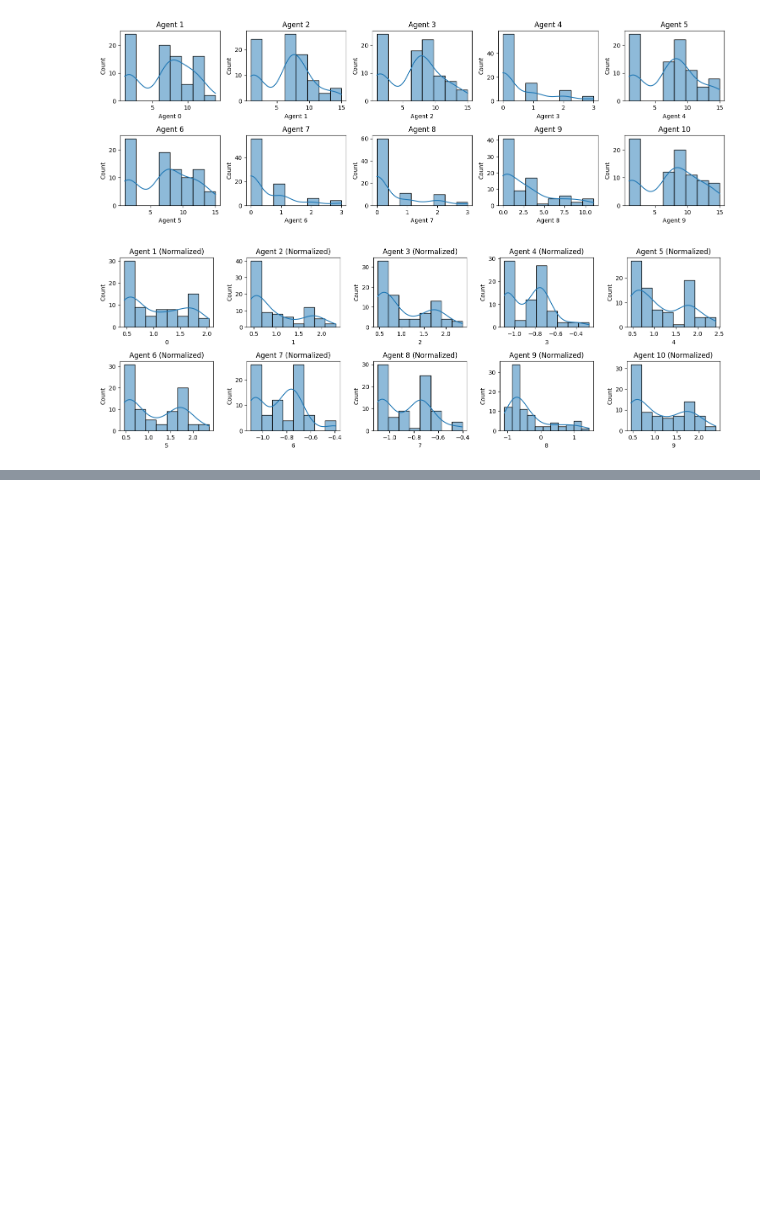
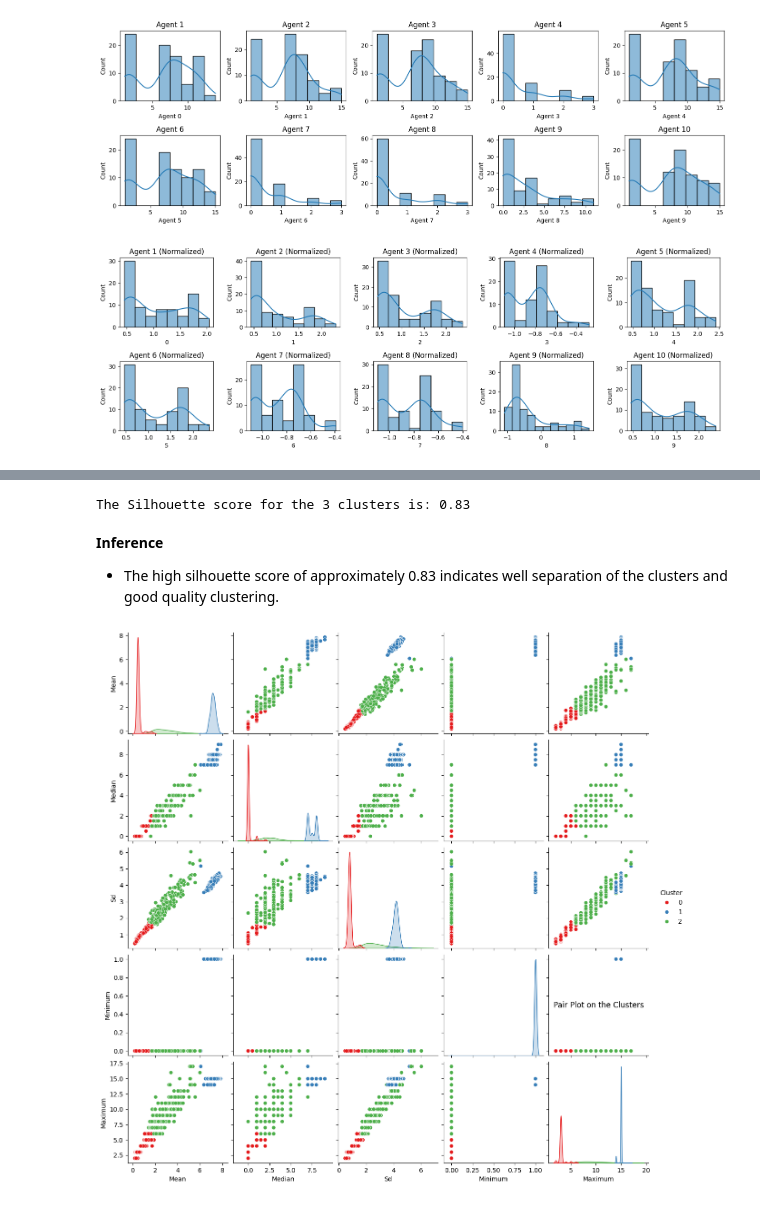
Before and after one commit to ken-warren/IncentiveStructure, a Jupyter notebook: IncentivesStructure.ipynb, the cells around one changed output, grey strips where cells are left out. Cells and saved outputs as stored; diff of their text form; code cells hidden in the pictures; blank space fills up the shorter version.

```diff
--- a/IncentivesStructure.ipynb
+++ b/IncentivesStructure.ipynb
@@ -218,0 +264,16 @@ plt.show()
+# %%
+# Evaluating the quality of the clusters using the Silhouette Score
+SilhouetteAvg = silhouette_score(ScaledAgentStats, AgentStats['Cluster'])
+print(f'The Silhouette score for the 3 clusters is: {round(SilhouetteAvg, 2)}')
+# %% [output]
+The Silhouette score for the 3 clusters is: 0.83
+# %% [markdown]
+**Inference**
+- The high silhouette score of approximately 0.83 indicates well separation of the clusters and good quality clustering.
+# %%
+# Visualization with Pair Plots
+sns.pairplot(data=AgentStats, hue='Cluster', palette='Set1')
+plt.title('Pair Plot on the Clusters', y=1.5)
+plt.show()
+# %% [output]
+[figure, added]
```
Also changed, not shown: parts of 9 cells of this notebook.
